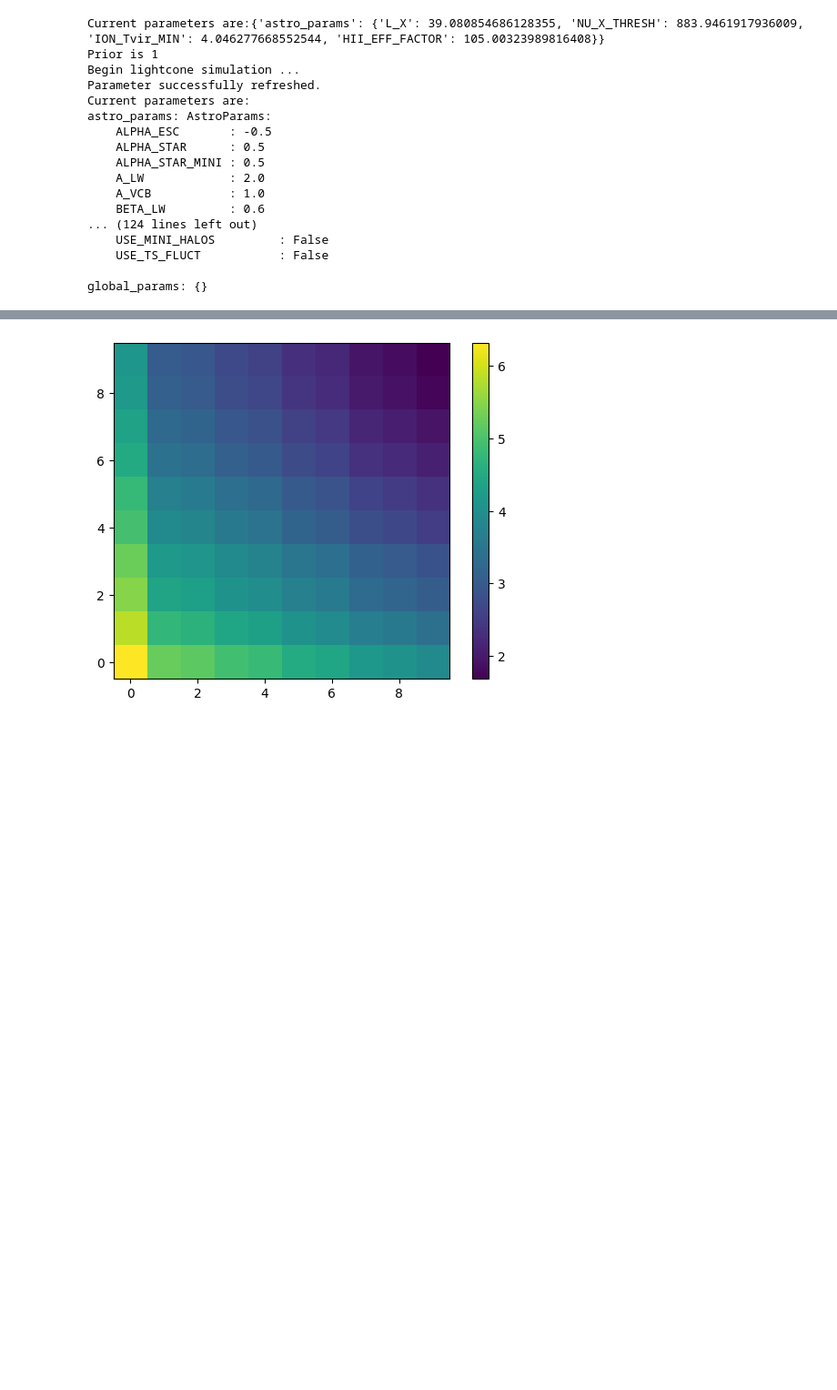
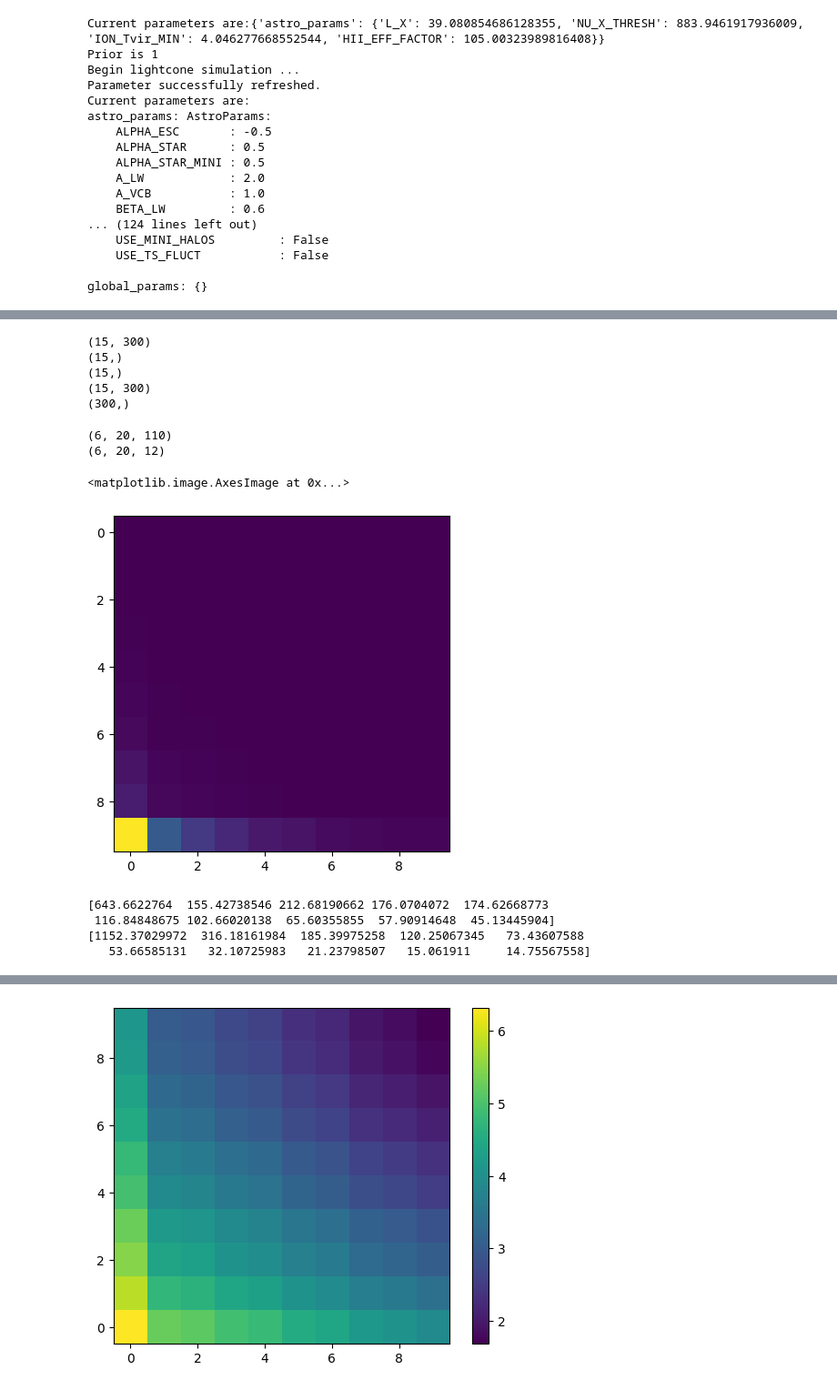
Before and after one commit to astro-ML/21cm-wrapper, a Jupyter notebook: test_mcmc.ipynb, the cells around one changed output, grey strips where cells are left out. Shown: that part at 91% size. Saved outputs shown, nothing was run; the diff lists cells and outputs as text; code cells hidden in the pictures; blank space fills up the shorter version.

Commit message:
update power spectrum to git

```diff
--- a/test_mcmc.ipynb
+++ b/test_mcmc.ipynb
@@ -101,4 +101,6 @@ import numpy as np
 data = np.random.rand(100,100,100)
 from matplotlib import pyplot as plt
 
-ps, k, var = get_power(data, boxlength=100, bin_ave=True, get_variance=True, ignore_zero_mode=True)
+get_power?
+#ps, k, var = get_power(data, boxlength=100, bin_ave=True, get_variance=True,
+#                       ignore_zero_mode=True)
@@ -105,17 +125,22 @@ ps, k, var = get_power(data, boxlength=100, bin_ave=True, get_variance=True, ign
 # %%
 #field = lightcone.brightness_temp[:,:,zbins[bin]:zbins[bin+1]]
 import py21cmfast as p21c
+from py21cmfast_tools import calculate_ps
 lightcone = p21c.outputs.LightCone.read("../data/res_comp/110_res_False_.h5")
 field = lightcone.brightness_temp[:,:, 1100:1400]
-boxlength = lightcone.cell_size*np.asarray(lightcone.brightness_temp[:,:500:800].shape)
+boxlength = lightcone.cell_size*np.asarray(lightcone.brightness_temp[:,:1100:1400].shape)
 
-ps_perp,k_perp, var_perp,_ = get_power(field, boxlength=boxlength, res_ndim=2, bins = 10,
-                        ignore_zero_mode=True, bin_ave=True, get_variance=True)
-ps_par, k_par, var_par,_ = get_power(field.T, boxlength=boxlength, res_ndim=1, bins = 10,
-                            ignore_zero_mode=True, bin_ave=True, get_variance=True)
-ps_perp = np.mean(ps_perp,axis=1)
-var_perp = np.mean(var_perp, axis=1)
-var_par = np.mean(var_par, axis=1)
-ps_par = np.mean(ps_par, axis=(1,2))
-ps = np.outer(ps_perp, ps_par)
-ps_var = np.sqrt(np.outer(var_perp, var_par))
+ps_2d, kperp, var, kpar, sumweights = get_power(field, boxlength=boxlength, res_ndim=2, bins = 15,
+                        ignore_zero_mode=True, bin_ave=True, get_variance=True, return_sumweights=True)
+
+print(ps_2d.shape)
+print(kperp.shape)
+print(kpar.shape)
+print(var.shape)
+print(sumweights[0].shape)
+# %% [output]
+(15, 300)
+(15,)
+(15,)
+(15, 300)
+(300,)
@@ -121,0 +155,7 @@ ps_var = np.sqrt(np.outer(var_perp, var_par))
+# %%
+res.keys()
+print(res['full_ps_2D'].shape)
+print(res['final_ps_2D'].shape)
+# %% [output]
+(6, 20, 110)
+(6, 20, 12)
@@ -121,0 +532,13 @@ ps_var = np.sqrt(np.outer(var_perp, var_par))
+# %%
+plt.imshow(ps)
+# %% [output]
+<matplotlib.image.AxesImage at 0x...>
+[figure, added]
+# %%
+print(np.mean(ps_par, axis=(1,2))*k_par)
+print(np.mean(ps_perp, axis=(1))*k_perp)
+# %% [output]
+[643.6622764  155.42738546 212.68190662 176.0704072  174.62668773
+ 116.84848675 102.66020138  65.60355855  57.90914648  45.13445904]
+[1152.37029972  316.18161984  185.39975258  120.25067345   73.43607588
+   53.66585131   32.10725983   21.23798507   15.061911     14.75567558]
```
Also changed, not shown: parts of 4 cells of this notebook, 1 other file.
